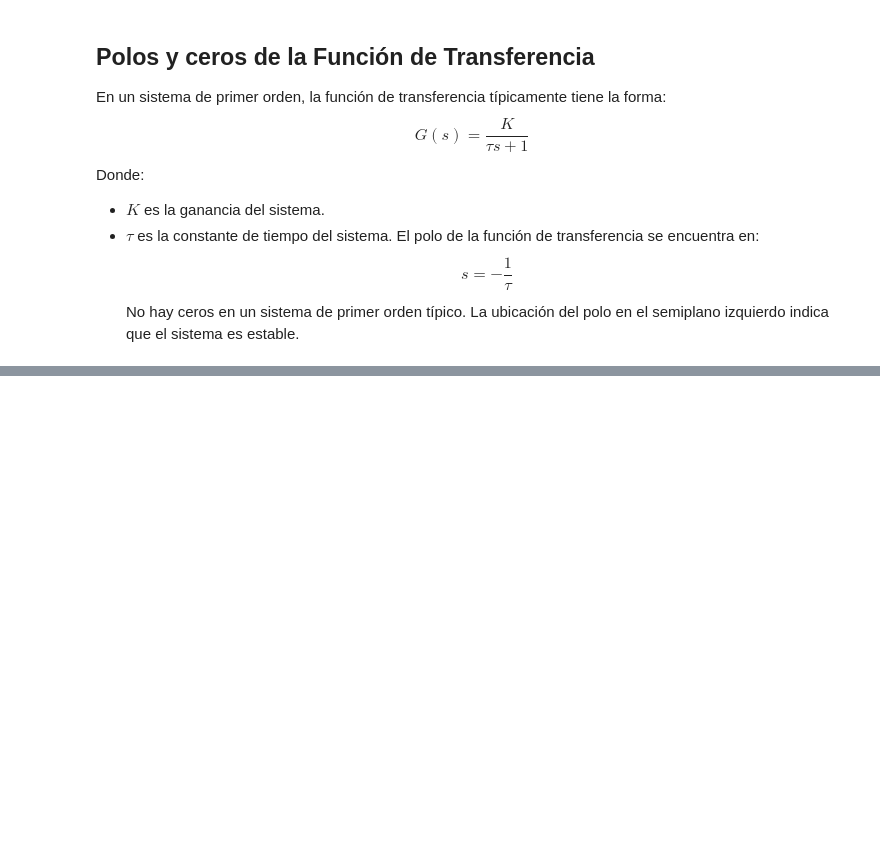
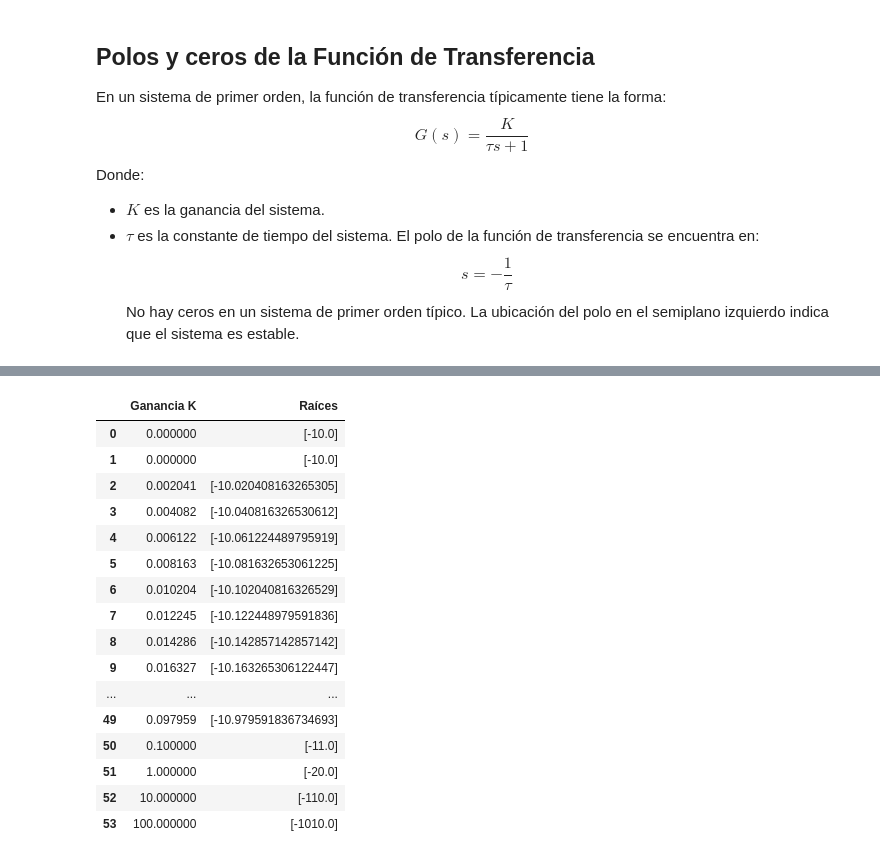
Before and after one commit to cjuarezramos/MMS022025, a Jupyter notebook: Laboratorios/L0401_SistemaPrimerOrden.ipynb, the cells around one changed output, grey strips where cells are left out. Cells and saved outputs as stored; diff of their text form; code cells hidden in the pictures; blank space fills up the shorter version.

Commit message:
uso de tabla para mostrar datos

```diff
--- a/Laboratorios/L0401_SistemaPrimerOrden.ipynb
+++ b/Laboratorios/L0401_SistemaPrimerOrden.ipynb
@@ -21,0 +201,28 @@ No hay ceros en un sistema de primer orden típico. La ubicación del polo en el
+# %%
+a= ct.root_locus_map(G)
+# %%
+import pandas as pd
+
+tabla = pd.DataFrame({
+    'Ganancia K': a.gains,
+    'Raíces': [list(raices) for raices in a.loci]
+})
+tabla
+# %% [output]
+|  | Ganancia K | Raíces |
+| 0 | 0.000000 | [-10.0] |
+| 1 | 0.000000 | [-10.0] |
+| 2 | 0.002041 | [-10.020408163265305] |
+| 3 | 0.004082 | [-10.040816326530612] |
+| 4 | 0.006122 | [-10.061224489795919] |
+| 5 | 0.008163 | [-10.081632653061225] |
+| 6 | 0.010204 | [-10.102040816326529] |
+| 7 | 0.012245 | [-10.122448979591836] |
+| 8 | 0.014286 | [-10.142857142857142] |
+| 9 | 0.016327 | [-10.163265306122447] |
+| ... | ... | ... |
+| 49 | 0.097959 | [-10.979591836734693] |
+| 50 | 0.100000 | [-11.0] |
+| 51 | 1.000000 | [-20.0] |
+| 52 | 10.000000 | [-110.0] |
+| 53 | 100.000000 | [-1010.0] |
```
Also changed, not shown: parts of 13 cells of this notebook, 1 other file.
